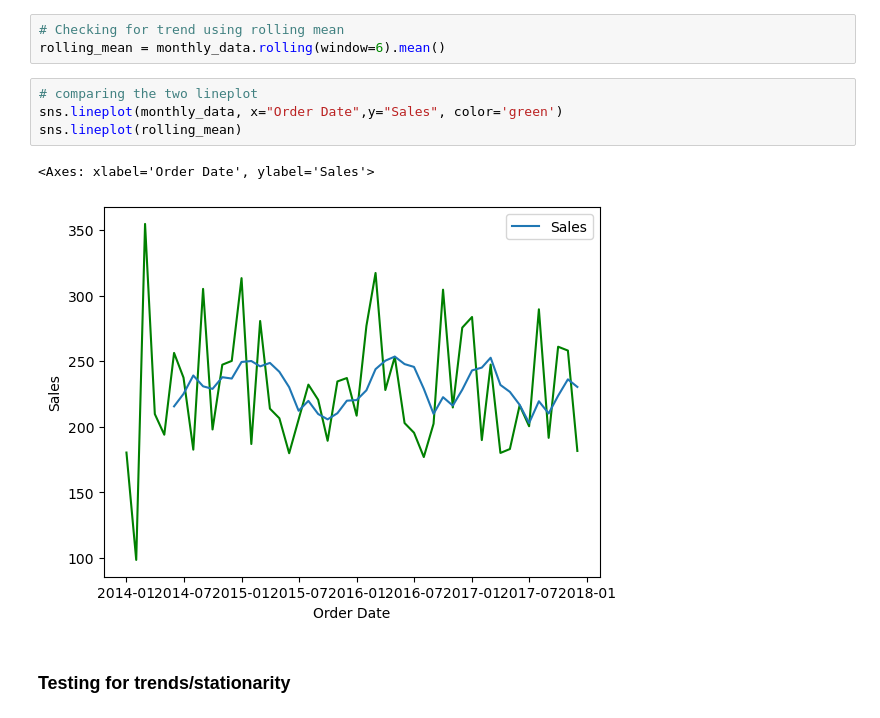
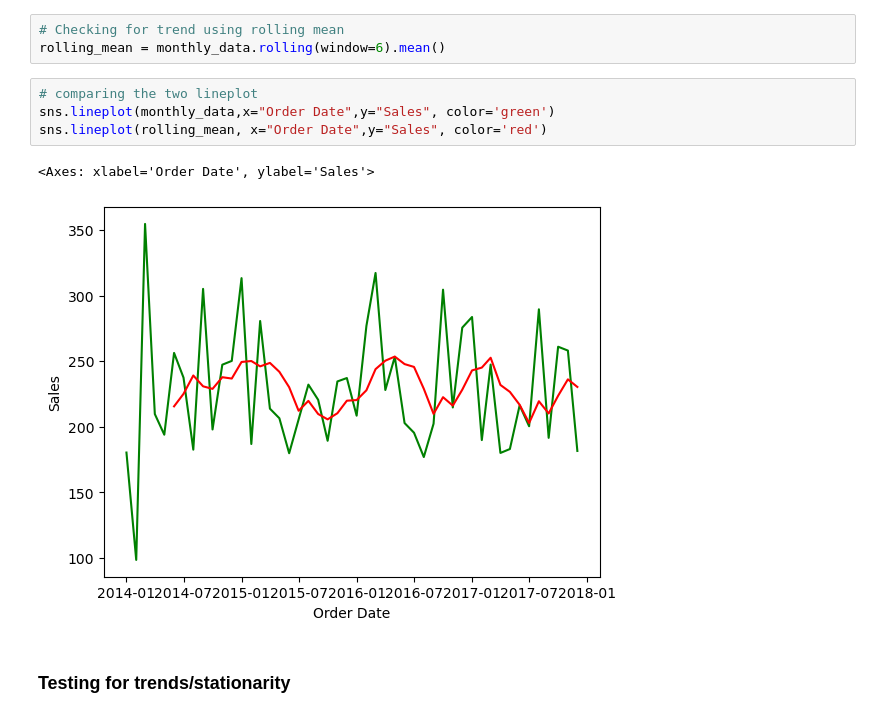
Before and after one commit to SellahNyarotso/Phase_4_Project, a Jupyter notebook: Student notebook.ipynb, the cells around one changed output. Cells and saved outputs as stored; diff of their text form.

```diff
--- a/Student notebook.ipynb
+++ b/Student notebook.ipynb
@@ -417,11 +417,11 @@ sns.displot(monthly_data, kde=True)
 rolling_mean = monthly_data.rolling(window=6).mean()
 # %%
 # comparing the two lineplot
-sns.lineplot(monthly_data, x="Order Date",y="Sales", color='green')
-sns.lineplot(rolling_mean)
+sns.lineplot(monthly_data,x="Order Date",y="Sales", color='green')
+sns.lineplot(rolling_mean, x="Order Date",y="Sales", color='red')
 # %% [output]
 <Axes: xlabel='Order Date', ylabel='Sales'>
-[figure, old version]
+[figure, new version]
 # %% [markdown]
 ### Testing for trends/stationarity
 # %%
```
Also changed, not shown: parts of 7 cells of this notebook, 1 other file.
